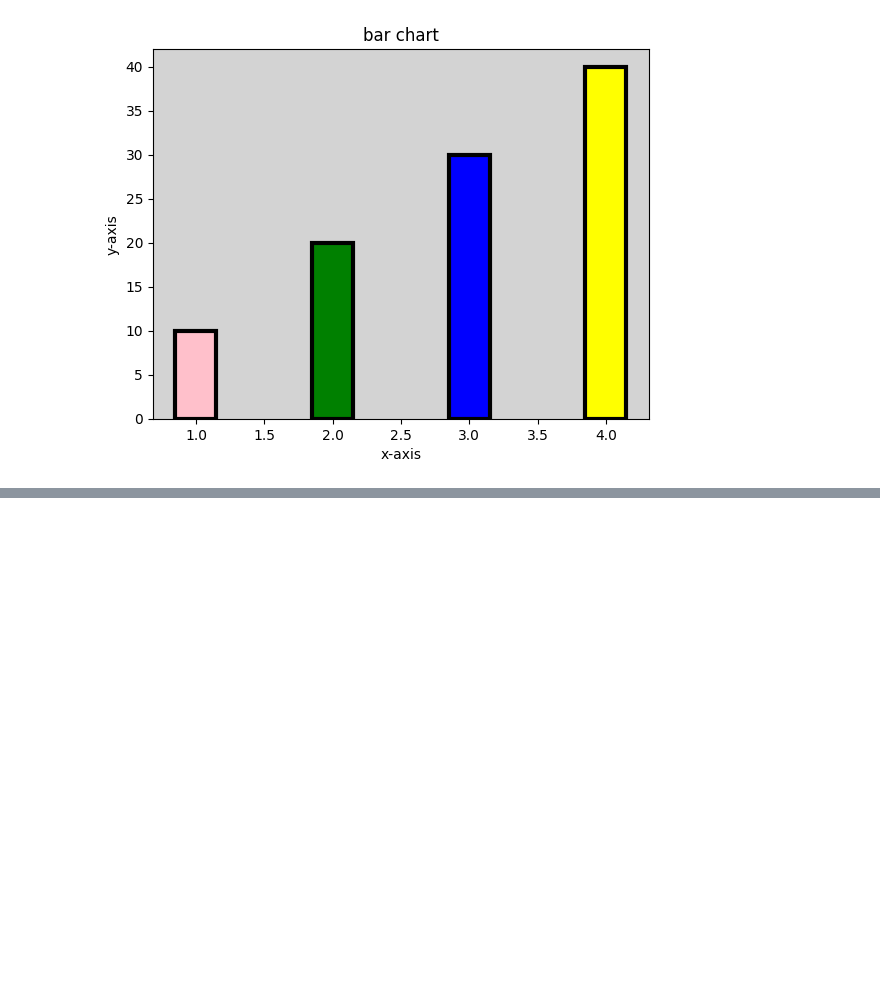
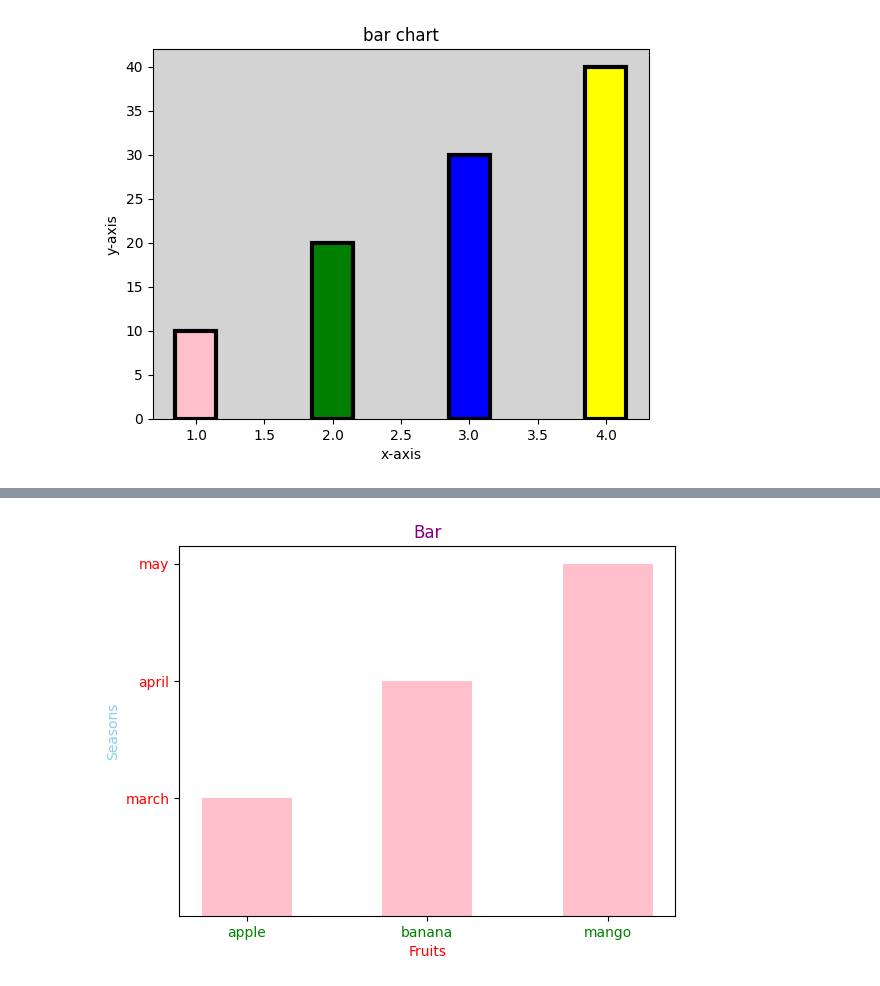
Before and after one commit to Bhavyakudupudi2/Bhavyakudupudi2, a Jupyter notebook: Welcome_To_Colab.ipynb, the cells around one changed output, grey strips where cells are left out. Cells and saved outputs as stored; diff of their text form; code cells hidden in the pictures; blank space fills up the shorter version.

```diff
--- a/Welcome_To_Colab.ipynb
+++ b/Welcome_To_Colab.ipynb
@@ -222,0 +261,18 @@ plt.show()
+# %%
+import matplotlib.pyplot as plt
+
+fruits = ["apple", "banana", "mango"]
+values = [10, 20, 30]
+seasons = ["march", "april", "may"]
+
+plt.bar(fruits, values,color='pink',width=0.5)
+plt.title("Bar",color='purple')
+
+plt.xlabel("Fruits",color='red')
+plt.ylabel("Seasons",color='skyblue')
+
+plt.yticks(values, seasons,color="red")
+plt.xticks(color='green')
+plt.show()
+# %% [output]
+[figure, added]
```
Also changed, not shown: parts of 10 cells of this notebook.
